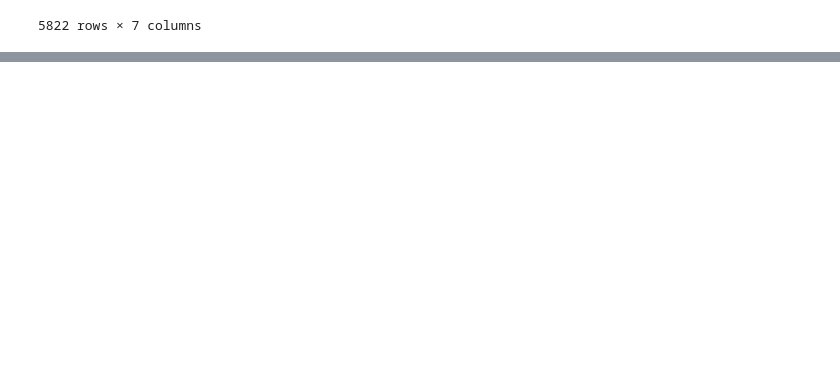
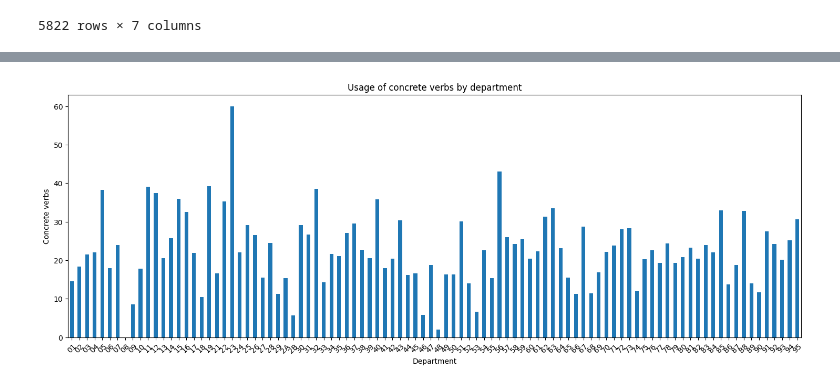
Before and after one commit to itsreivilo/Projet-de-NLP-Olivier, a Jupyter notebook: NLP Olivier.ipynb, the cells around one changed output, grey strips where cells are left out. Cells and saved outputs as stored; diff of their text form; code cells hidden in the pictures; blank space fills up the shorter version.

```diff
--- a/NLP Olivier.ipynb
+++ b/NLP Olivier.ipynb
@@ -1698,0 +1767,13 @@ results_enrichi
+# %%
+plt.figure(figsize=(18, 6))
+df_balanced.groupby("departement")["Concret"].mean().plot(kind="bar")
+plt.title("Usage of concrete verbs by department")
+plt.suptitle("")
+plt.xticks(rotation=45)
+plt.xlabel("Department")
+plt.ylabel("Concrete verbs")
+
+#plt.show()
+plt.savefig("figures/Concrete verbs DPT Balanced")
+# %% [output]
+[figure, added]
```
Also changed, not shown: parts of 10 cells of this notebook.
